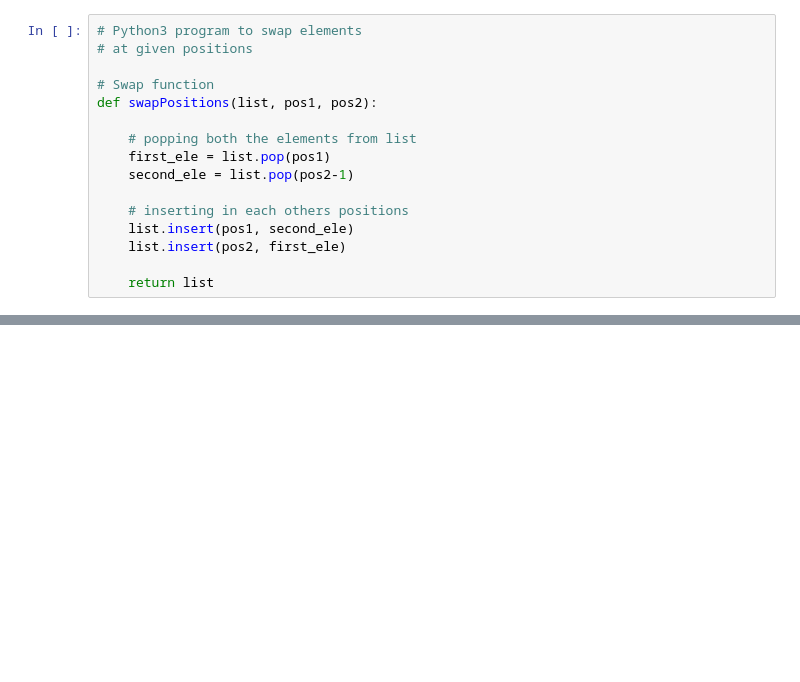
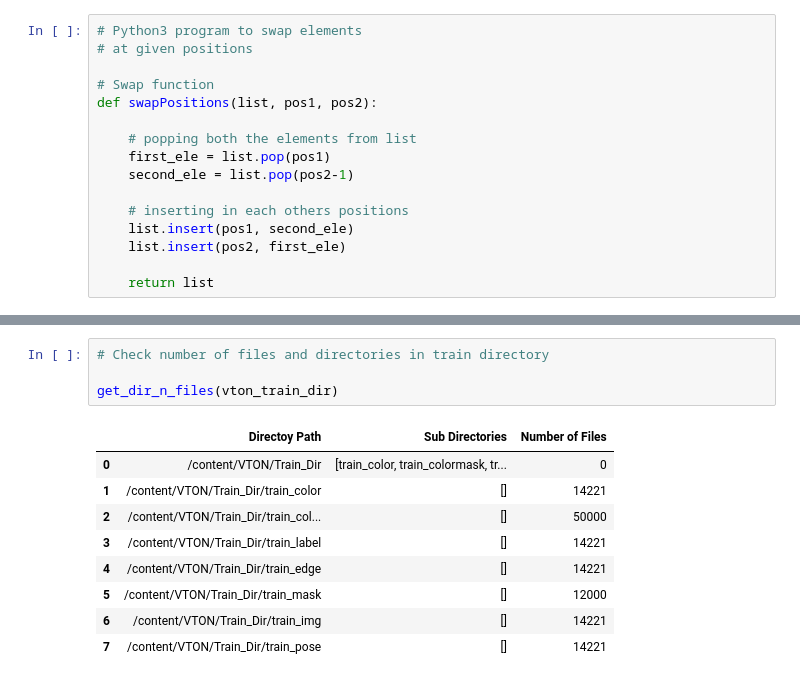
Before and after one commit to Junaidhassan99/FYP, a Jupyter notebook: fyp_01_junaid.ipynb, the cells around one changed output, grey strips where cells are left out. Saved outputs shown, nothing was run; the diff lists cells and outputs as text; blank space fills up the shorter version.

```diff
--- a/fyp_01_junaid.ipynb
+++ b/fyp_01_junaid.ipynb
@@ -258 +279,15 @@ def visualize_dataset_imgs(root_dir, max_range, n_samples=3, figsize=(20, 12)):
+# %%
+# Check number of files and directories in train directory
+
+get_dir_n_files(vton_train_dir)
+# %% [output]
+|  | Directoy Path | Sub Directories | Number of Files |
+| 0 | /content/VTON/Train_Dir | [train_color, train_colormask, tr... | 0 |
+| 1 | /content/VTON/Train_Dir/train_color | [] | 14221 |
+| 2 | /content/VTON/Train_Dir/train_col... | [] | 50000 |
+| 3 | /content/VTON/Train_Dir/train_label | [] | 14221 |
+| 4 | /content/VTON/Train_Dir/train_edge | [] | 14221 |
+| 5 | /content/VTON/Train_Dir/train_mask | [] | 12000 |
+| 6 | /content/VTON/Train_Dir/train_img | [] | 14221 |
+| 7 | /content/VTON/Train_Dir/train_pose | [] | 14221 |
 # %%
```
Also changed, not shown: parts of 29 cells of this notebook.
